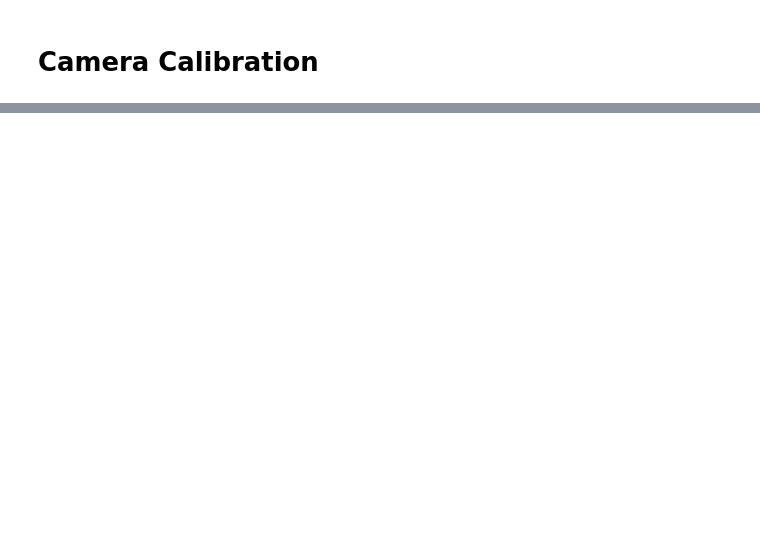
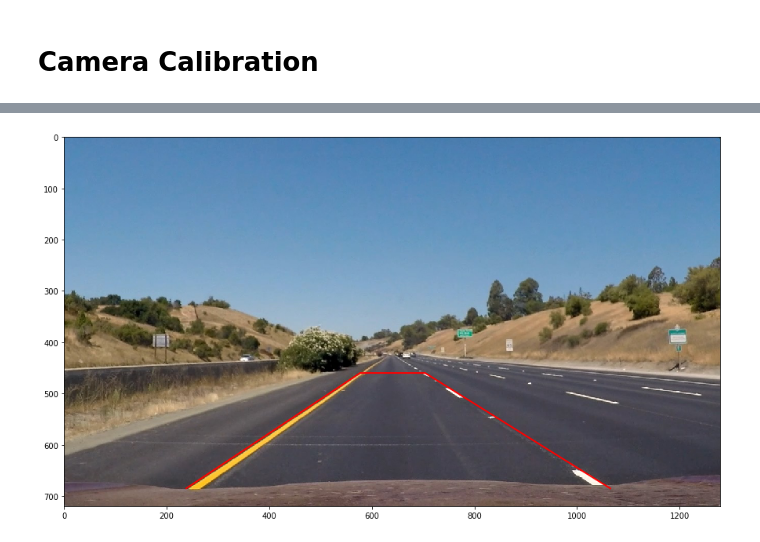
Before and after one commit to jjw2/SDC_Term1_P4, a Jupyter notebook: SDC_Term1_P4.ipynb, the cells around one changed output, grey strips where cells are left out. Saved outputs shown, nothing was run; the diff lists cells and outputs as text; code cells hidden in the pictures; blank space fills up the shorter version.

```diff
--- a/SDC_Term1_P4.ipynb
+++ b/SDC_Term1_P4.ipynb
@@ -135,0 +129,15 @@ def corners_unwarp(img, nx, ny, mtx, dist):
+# %%
+# Grab an image to use for calibrating the perspective warp
+strt_img = mpimg.imread('test_images/straight_lines1.jpg')
+shp = strt_img.shape
+
+# Pick out some points - these were fine-tuned by hand
+xpnts = [238, 577, 704, 1065]
+ypnts = [shp[0]-35, 460, 460, shp[0]-35,]
+
+# Plot points
+plt.figure(figsize = (15,25));
+plt.imshow(strt_img);
+plt.plot(xpnts, ypnts, 'r-', linewidth=2);
+# %% [output]
+[figure, added]
```
Also changed, not shown: parts of 13 cells of this notebook, 2 other files.
